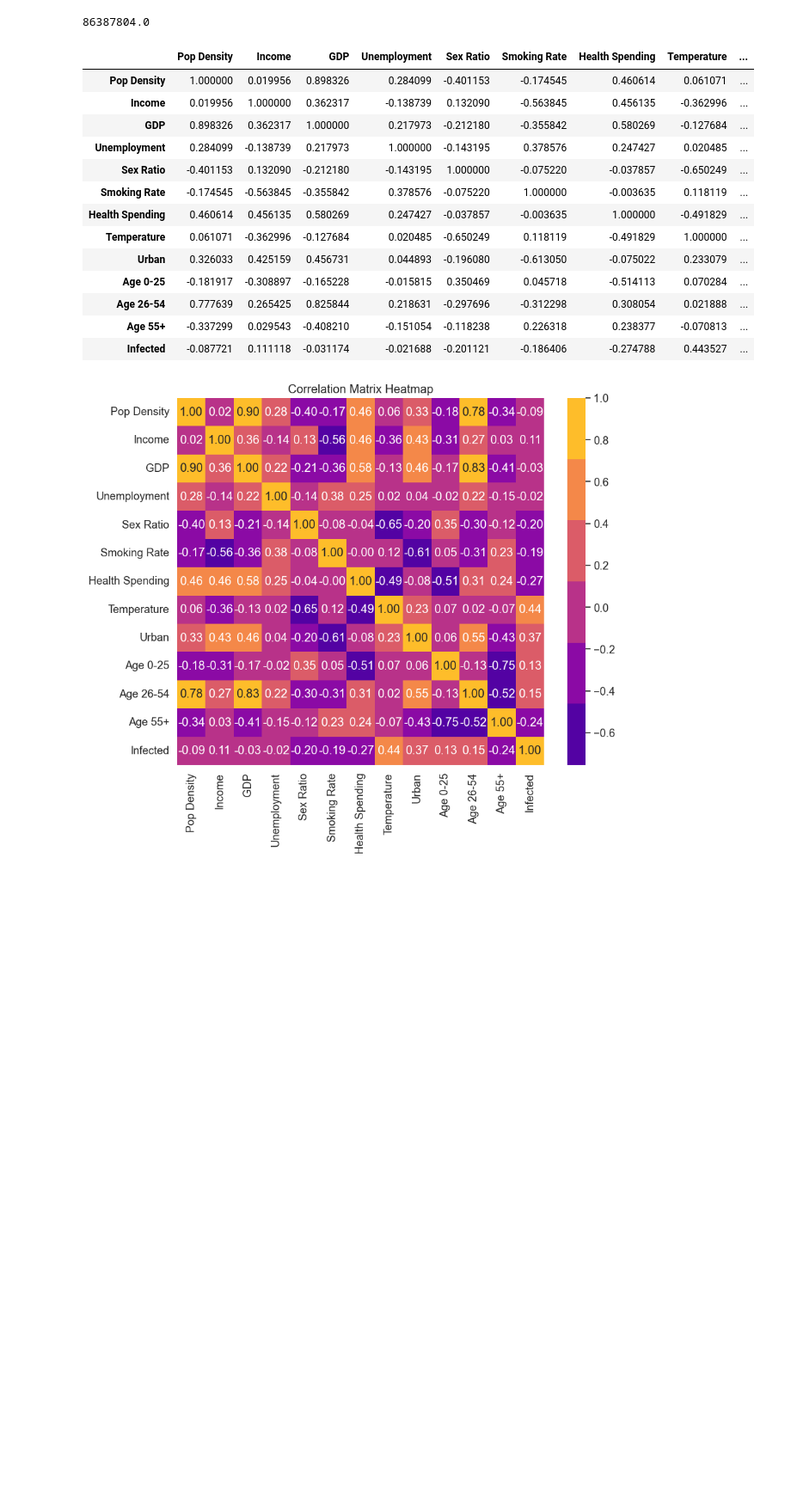
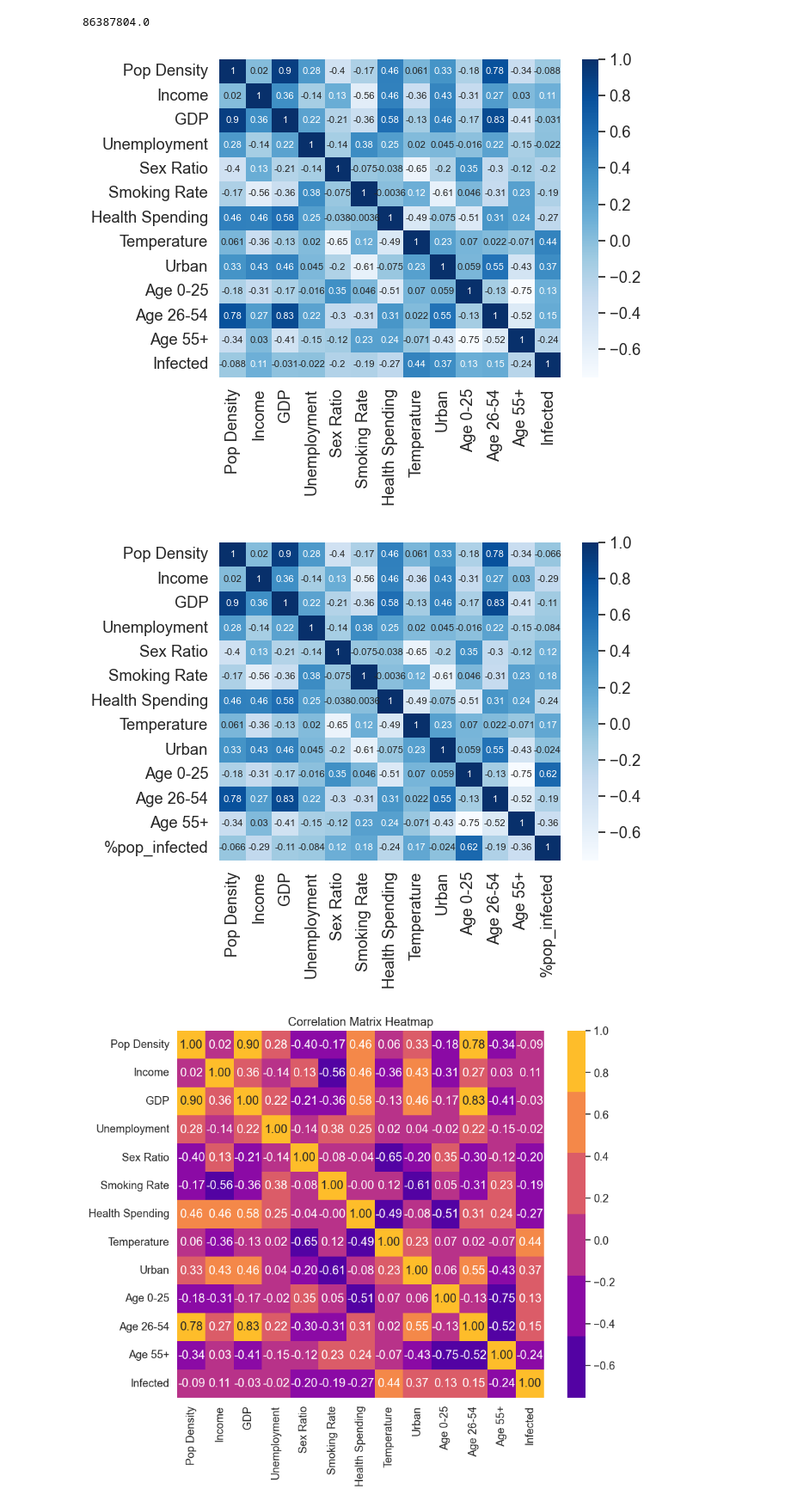
Before and after one commit to ollie-gats/BSE_brush_up_python_project, a Jupyter notebook: final_project_part1.ipynb, the cells around one changed output. Shown at 86% size. Saved outputs shown, nothing was run; the diff lists cells and outputs as text; code cells hidden in the pictures; blank space fills up the shorter version.

```diff
--- a/final_project_part1.ipynb
+++ b/final_project_part1.ipynb
@@ -170,25 +180,24 @@ covid_data[covid_data['month']==4]['negative'].sum()
 # %%
 #Check for correlation between the different columns and the amount of infected
 sel_cols = ['Pop Density', 'Income', 'GDP', 'Unemployment', 'Sex Ratio',
     'Smoking Rate', 'Health Spending', 'Temperature', 'Urban', 'Age 0-25', 'Age 26-54', 'Age 55+']
 
 corr_matrix = states_data[sel_cols + ['Infected']].corr()
 corr_matrix
+sns.heatmap(corr_matrix, annot=True, annot_kws={'size': 8}, cmap='Blues')
+plt.show()
+
+#Check for correlation between the different columns and the proportion of infected
+sel_cols = ['Pop Density', 'Income', 'GDP', 'Unemployment', 'Sex Ratio',
+    'Smoking Rate', 'Health Spending', 'Temperature', 'Urban', 'Age 0-25', 'Age 26-54', 'Age 55+']
+
+corr_matrix2 = states_data[sel_cols + ['%pop_infected']].corr()
+corr_matrix2
+sns.heatmap(corr_matrix2, annot=True, annot_kws={'size': 8}, cmap='Blues')
+plt.show()
 # %% [output]
-|  | Pop Density | Income | GDP | Unemployment | Sex Ratio | Smoking Rate | Health Spending | Temperature | ... |
-| Pop Density | 1.000000 | 0.019956 | 0.898326 | 0.284099 | -0.401153 | -0.174545 | 0.460614 | 0.061071 | ... |
-| Income | 0.019956 | 1.000000 | 0.362317 | -0.138739 | 0.132090 | -0.563845 | 0.456135 | -0.362996 | ... |
-| GDP | 0.898326 | 0.362317 | 1.000000 | 0.217973 | -0.212180 | -0.355842 | 0.580269 | -0.127684 | ... |
-| Unemployment | 0.284099 | -0.138739 | 0.217973 | 1.000000 | -0.143195 | 0.378576 | 0.247427 | 0.020485 | ... |
-| Sex Ratio | -0.401153 | 0.132090 | -0.212180 | -0.143195 | 1.000000 | -0.075220 | -0.037857 | -0.650249 | ... |
-| Smoking Rate | -0.174545 | -0.563845 | -0.355842 | 0.378576 | -0.075220 | 1.000000 | -0.003635 | 0.118119 | ... |
-| Health Spending | 0.460614 | 0.456135 | 0.580269 | 0.247427 | -0.037857 | -0.003635 | 1.000000 | -0.491829 | ... |
-| Temperature | 0.061071 | -0.362996 | -0.127684 | 0.020485 | -0.650249 | 0.118119 | -0.491829 | 1.000000 | ... |
-| Urban | 0.326033 | 0.425159 | 0.456731 | 0.044893 | -0.196080 | -0.613050 | -0.075022 | 0.233079 | ... |
-| Age 0-25 | -0.181917 | -0.308897 | -0.165228 | -0.015815 | 0.350469 | 0.045718 | -0.514113 | 0.070284 | ... |
-| Age 26-54 | 0.777639 | 0.265425 | 0.825844 | 0.218631 | -0.297696 | -0.312298 | 0.308054 | 0.021888 | ... |
-| Age 55+ | -0.337299 | 0.029543 | -0.408210 | -0.151054 | -0.118238 | 0.226318 | 0.238377 | -0.070813 | ... |
-| Infected | -0.087721 | 0.111118 | -0.031174 | -0.021688 | -0.201121 | -0.186406 | -0.274788 | 0.443527 | ... |
+[figure, added]
+[figure, added]
 # %%
 # Check for correlation between the different columns and the amount of infected
 # Correlation Matrix visualization
```
Also changed, not shown: parts of 3 cells of this notebook.
